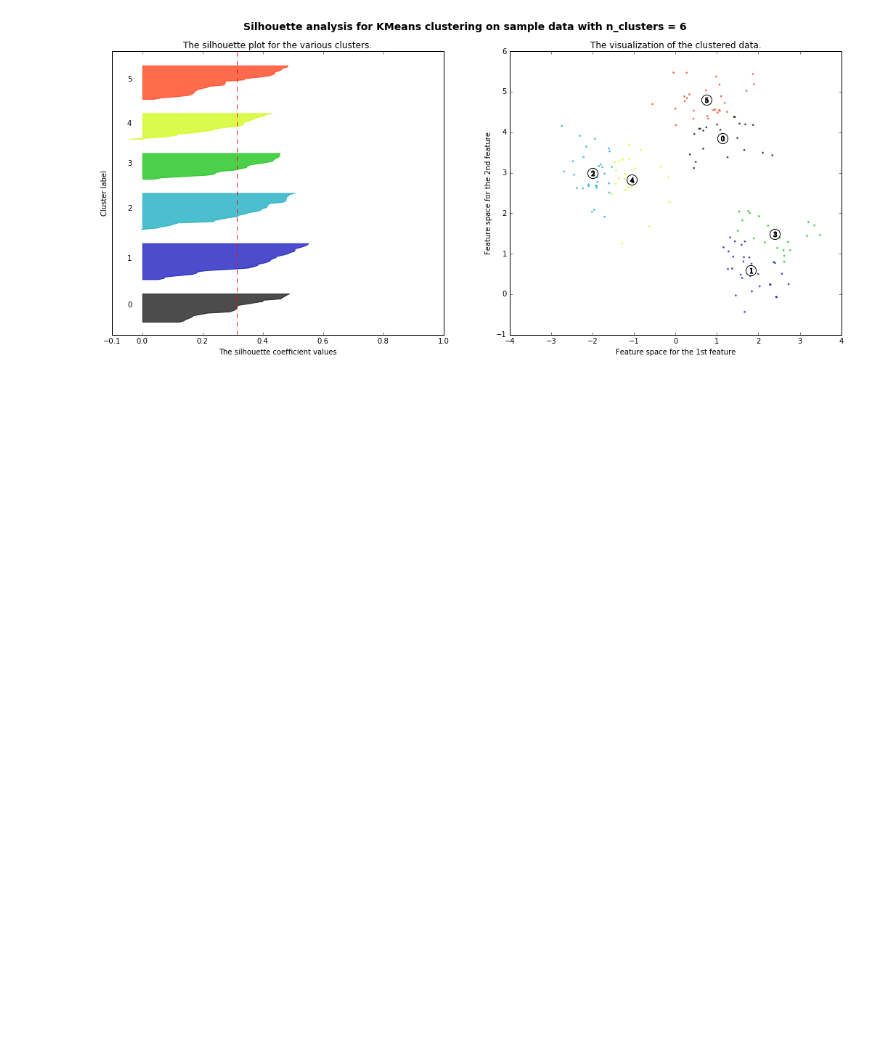
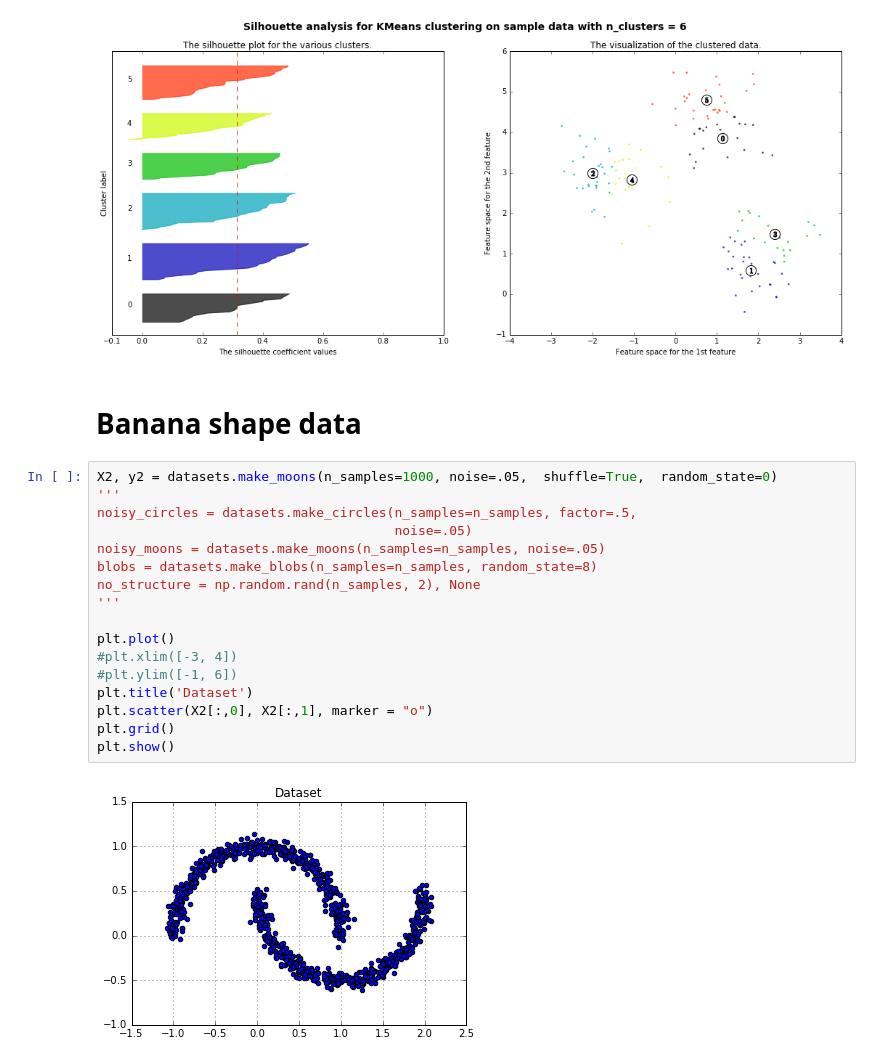
Before and after one commit to YanpuLi/YanpuLi.github.io, a Jupyter notebook: Clustering.ipynb, the cells around one changed output. Cells and saved outputs as stored; diff of their text form; blank space fills up the shorter version.

```diff
--- a/Clustering.ipynb
+++ b/Clustering.ipynb
@@ -176,3 +176,24 @@ silhouette(range_n_clusters, X1)
 [figure]
 ('For n_clusters =', 6, 'The average silhouette_score is :', 0.3139472407069947)
 [figure]
+# %% [markdown]
+# Banana shape data
+# %%
+X2, y2 = datasets.make_moons(n_samples=1000, noise=.05,  shuffle=True,  random_state=0)
+'''
+noisy_circles = datasets.make_circles(n_samples=n_samples, factor=.5,
+                                      noise=.05)
+noisy_moons = datasets.make_moons(n_samples=n_samples, noise=.05)
+blobs = datasets.make_blobs(n_samples=n_samples, random_state=8)
+no_structure = np.random.rand(n_samples, 2), None
+'''
+
+plt.plot()
+#plt.xlim([-3, 4])
+#plt.ylim([-1, 6])
+plt.title('Dataset')
+plt.scatter(X2[:,0], X2[:,1], marker = "o")
+plt.grid()
+plt.show()
+# %% [output]
+[figure, added]
```
Also changed, not shown: parts of 2 cells of this notebook, 4 other files.
